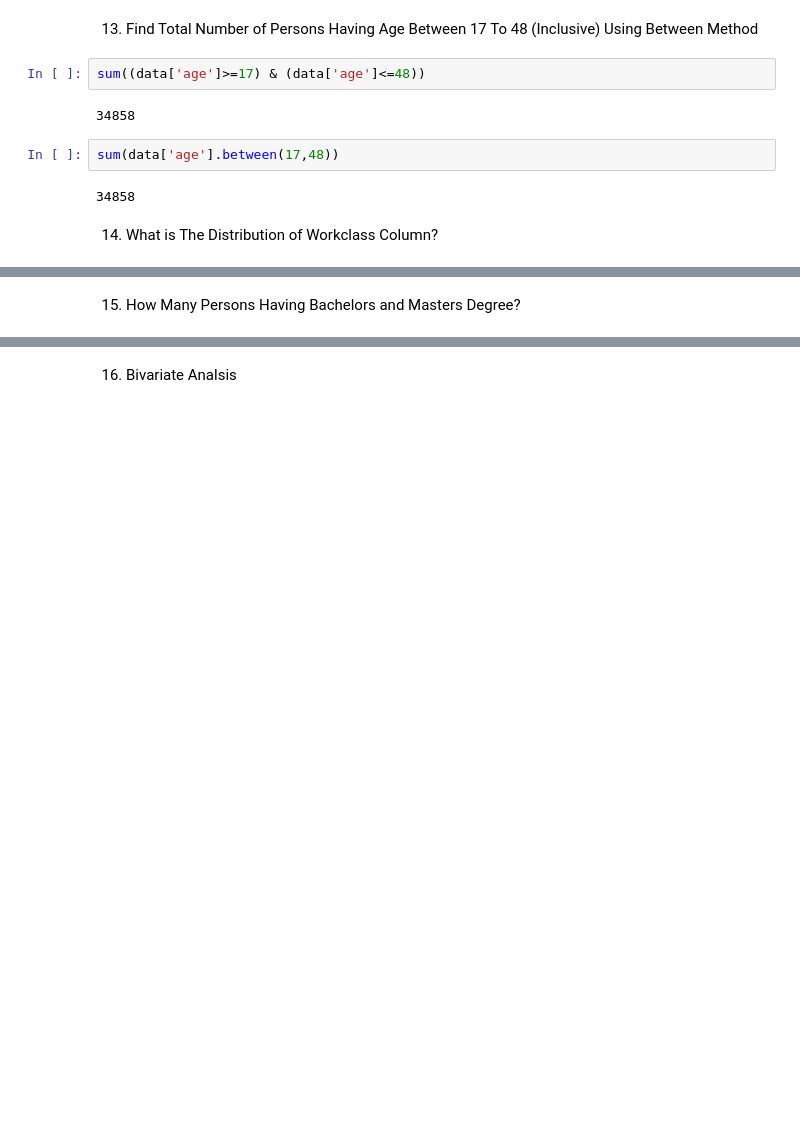
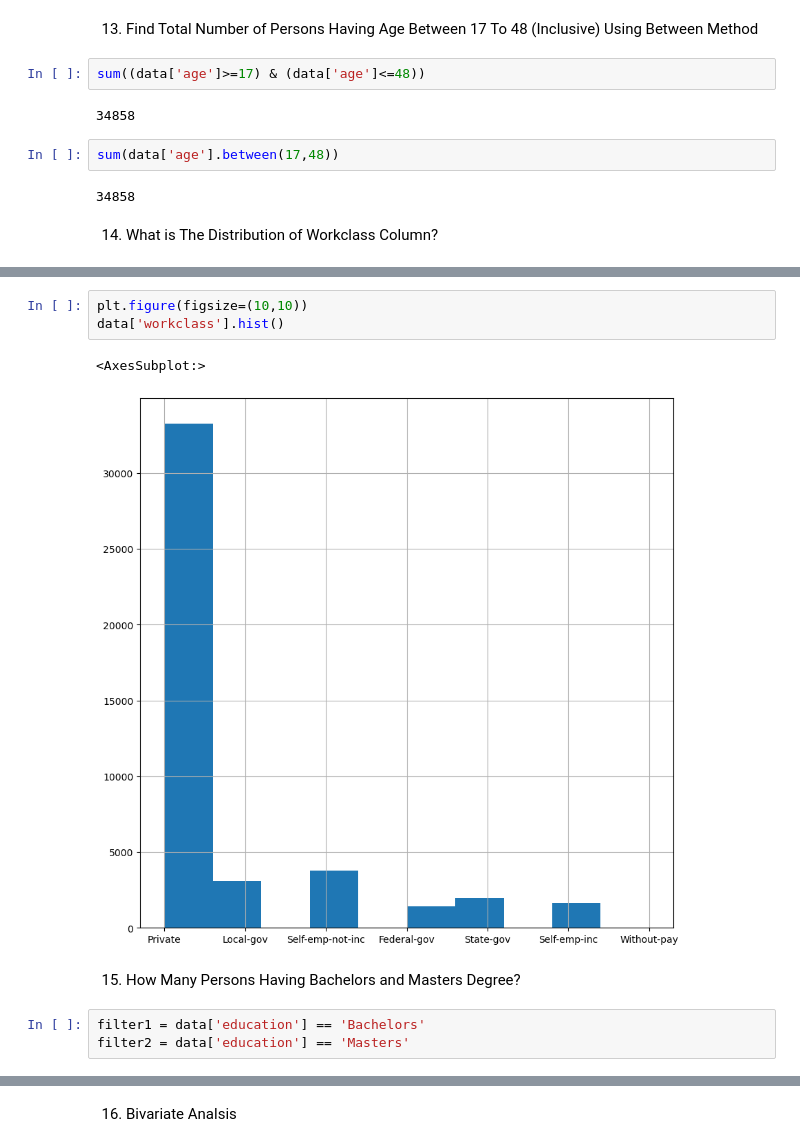
Before and after one commit to VOkhotnikova/Pnadas-Case-study, a Jupyter notebook: case-study-income.ipynb, the cells around one changed output, grey strips where cells are left out. Saved outputs shown, nothing was run; the diff lists cells and outputs as text; blank space fills up the shorter version.

```diff
--- a/case-study-income.ipynb
+++ b/case-study-income.ipynb
@@ -300,2 +308,11 @@ sum(data['age'].between(17,48))
+# %%
+plt.figure(figsize=(10,10))
+data['workclass'].hist()
+# %% [output]
+<AxesSubplot:>
+[figure, added]
 # %% [markdown]
 15. How Many Persons Having Bachelors and Masters Degree?
+# %%
+filter1 = data['education'] == 'Bachelors'
+filter2 = data['education'] == 'Masters'
```
Also changed, not shown: parts of 16 cells of this notebook.
